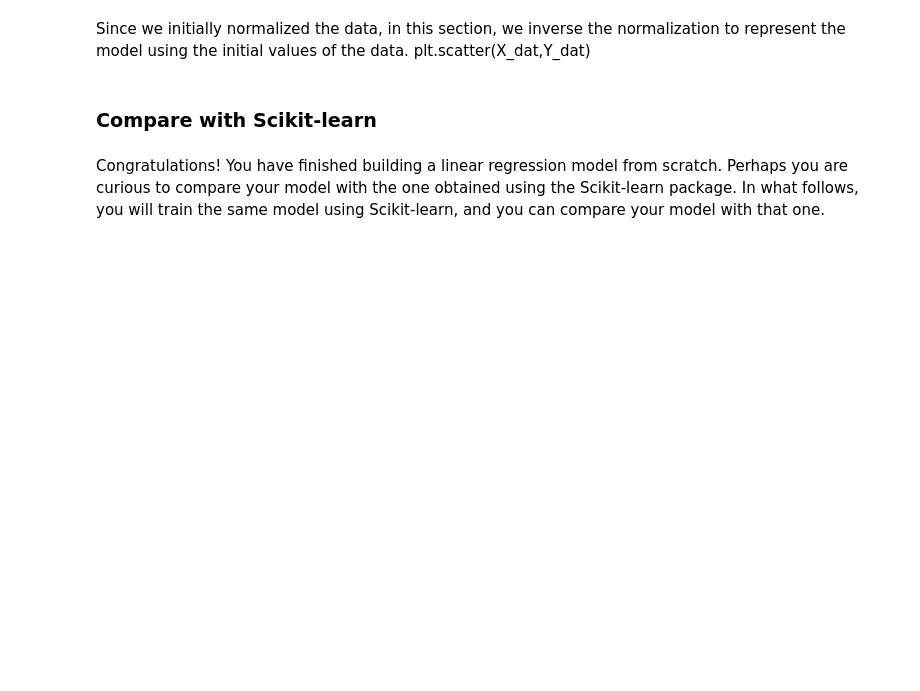
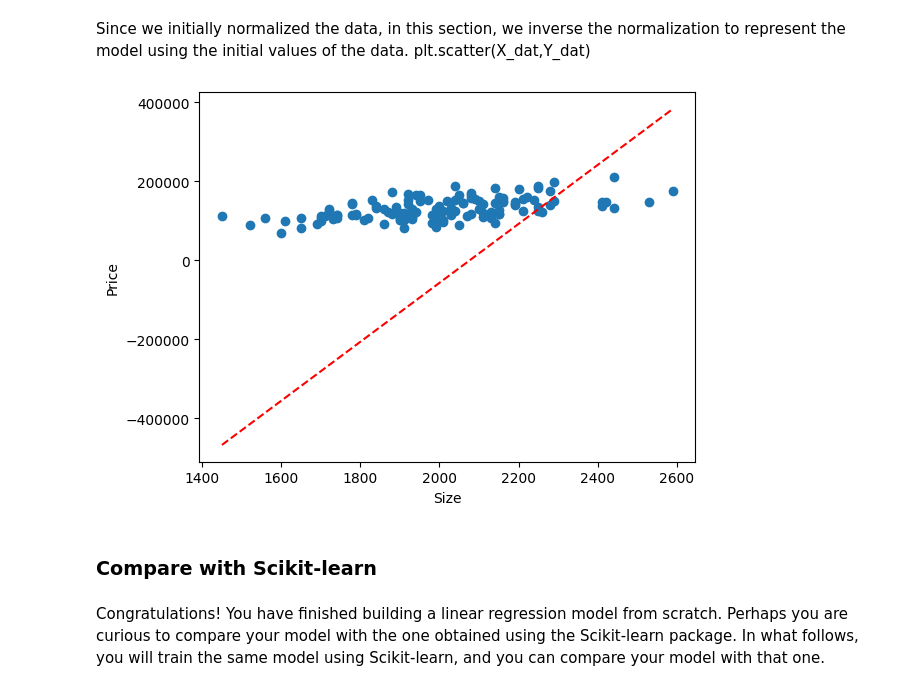
Before and after one commit to MaksBurchard240894/HFG7, a Jupyter notebook: Block B/PricePred_temp.ipynb, the cells around one changed output. Saved outputs shown, nothing was run; the diff lists cells and outputs as text; code cells hidden in the pictures; blank space fills up the shorter version.

```diff
--- a/Block B/PricePred_temp.ipynb
+++ b/Block B/PricePred_temp.ipynb
@@ -266,22 +278,24 @@ Since we initially normalized the data, in this section, we inverse the normaliz
 # %%
 X_max = np.max(X_dat)
 X_min = np.min(X_dat)
 
 Y_max = np.max(Y_dat)
 Y_min = np.min(Y_dat)
 
 X_line = np.linspace(X_min, X_max, 100)
 Y_line_norm = w_opt * (X_max - X_line)/(X_max - X_min) + b_opt
 Y_line = Y_max - Y_line_norm * (Y_max - Y_min)
 plt.plot(X_line,Y_line, 'r--')
 
 # Plot a scatter plot of the data here
 # 1 line of code
-None
+plt.scatter(X_dat, Y_dat)
 
 plt.xlabel('Size')
 plt.ylabel('Price')
 plt.show()
+# %% [output]
+[figure, added]
 # %% [markdown]
 ### Compare with Scikit-learn
 # %% [markdown]
```
Also changed, not shown: parts of 11 cells of this notebook, 2 other files.
